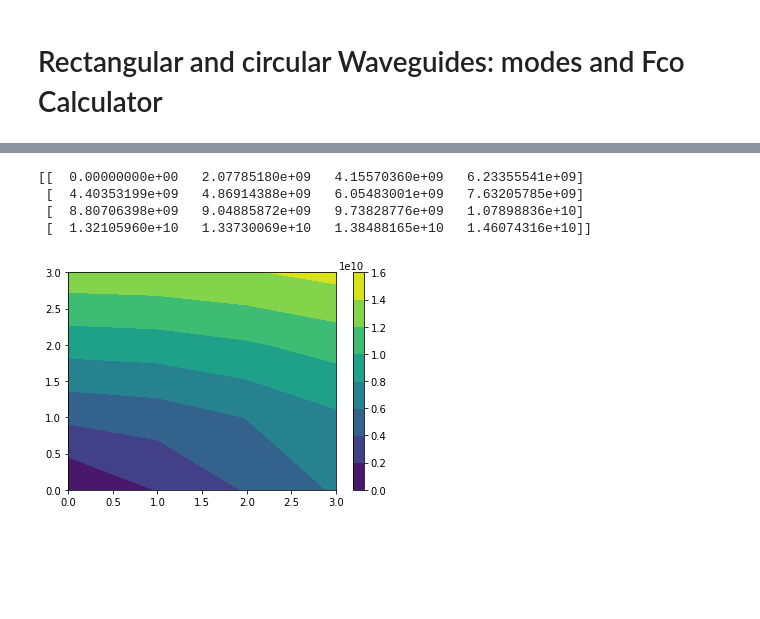
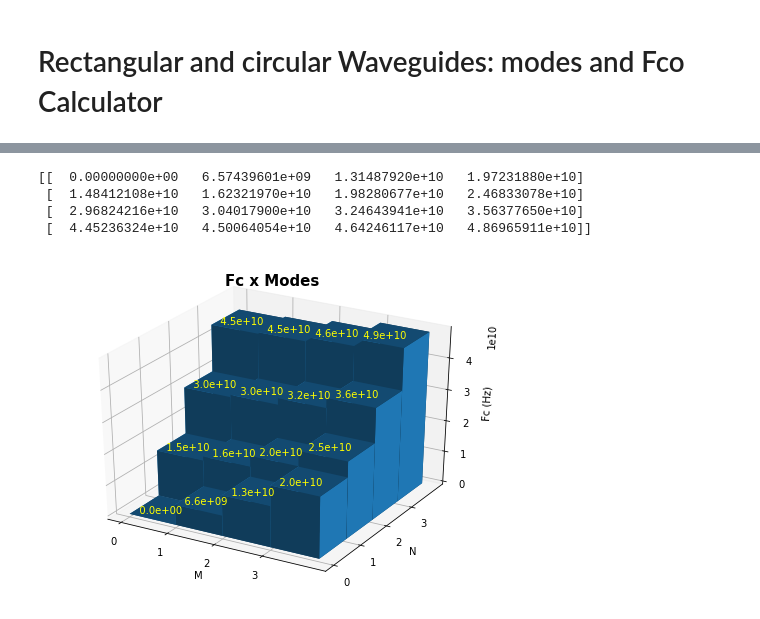
Before and after one commit to HugoSoaresFontes/Waveguides, a Jupyter notebook: tutorial.ipynb, the cells around one changed output, grey strips where cells are left out. Drawn from its saved outputs; the diff is of its cells as text; code cells hidden in the pictures; blank space fills up the shorter version.

Commit message:
Plot Fc x Modes chart

```diff
--- a/tutorial.ipynb
+++ b/tutorial.ipynb
@@ -76,29 +77,53 @@ class RectangularWaveGuide():
 # %%
 from mpl_toolkits.mplot3d import Axes3D
 import matplotlib.pyplot as plt
 import numpy as np
 
 len_m = 4
 len_n = 4
 
 m,n = np.meshgrid(np.arange(len_m), np.arange(len_n))
 cf = np.empty((len_m, len_n))
-guia = RectangularWaveGuide(a=0.07214, b=0.03404)
+
+guia = RectangularWaveGuide(a=0.0228, b=0.0101)
+fig = plt.figure(figsize=(8, 6))
+ax = fig.add_subplot(111, projection='3d')
+
+def number_compress(number):
+    return "%10.1e"%number
 
 for i in range(len_m):
     for j in range(len_n):
         cf[i][j] = guia.findCutOff(m[i][j], n[i][j])
+        ax.text(m[i][j], n[i][j], cf[i][j], number_compress(cf[i][j]), color='yellow')
+
 
 print(cf)
 
-fig = plt.figure()
-plt.contourf(m, n, cf)
-plt.colorbar()
+
+plt.xticks(range(len_m))
+plt.yticks(range(len_n))
+plt.title("Fc x Modes", fontweight="bold", fontsize="15")
+ax.set_xlabel('M')
+ax.set_ylabel('N')
+ax.set_zlabel('Fc (Hz)')
+
+x, y, z = m.ravel(), n.ravel(), cf.ravel()
+
+bottom = np.zeros_like(z)
+width = depth = 1
+
+ax.bar3d(x, y, bottom, width, depth, z, alpha=1)
+
+for i in m:
+    for j in n:
+        pass
+
 
 plt.show()
 # %% [output]
-[[  0.00000000e+00   2.07785180e+09   4.15570360e+09   6.23355541e+09]
- [  4.40353199e+09   4.86914388e+09   6.05483001e+09   7.63205785e+09]
- [  8.80706398e+09   9.04885872e+09   9.73828776e+09   1.07898836e+10]
- [  1.32105960e+10   1.33730069e+10   1.38488165e+10   1.46074316e+10]]
+[[  0.00000000e+00   6.57439601e+09   1.31487920e+10   1.97231880e+10]
+ [  1.48412108e+10   1.62321970e+10   1.98280677e+10   2.46833078e+10]
+ [  2.96824216e+10   3.04017900e+10   3.24643941e+10   3.56377650e+10]
+ [  4.45236324e+10   4.50064054e+10   4.64246117e+10   4.86965911e+10]]
-[figure, old version]
+[figure, new version]
```
Also changed, not shown: parts of 2 cells of this notebook.
